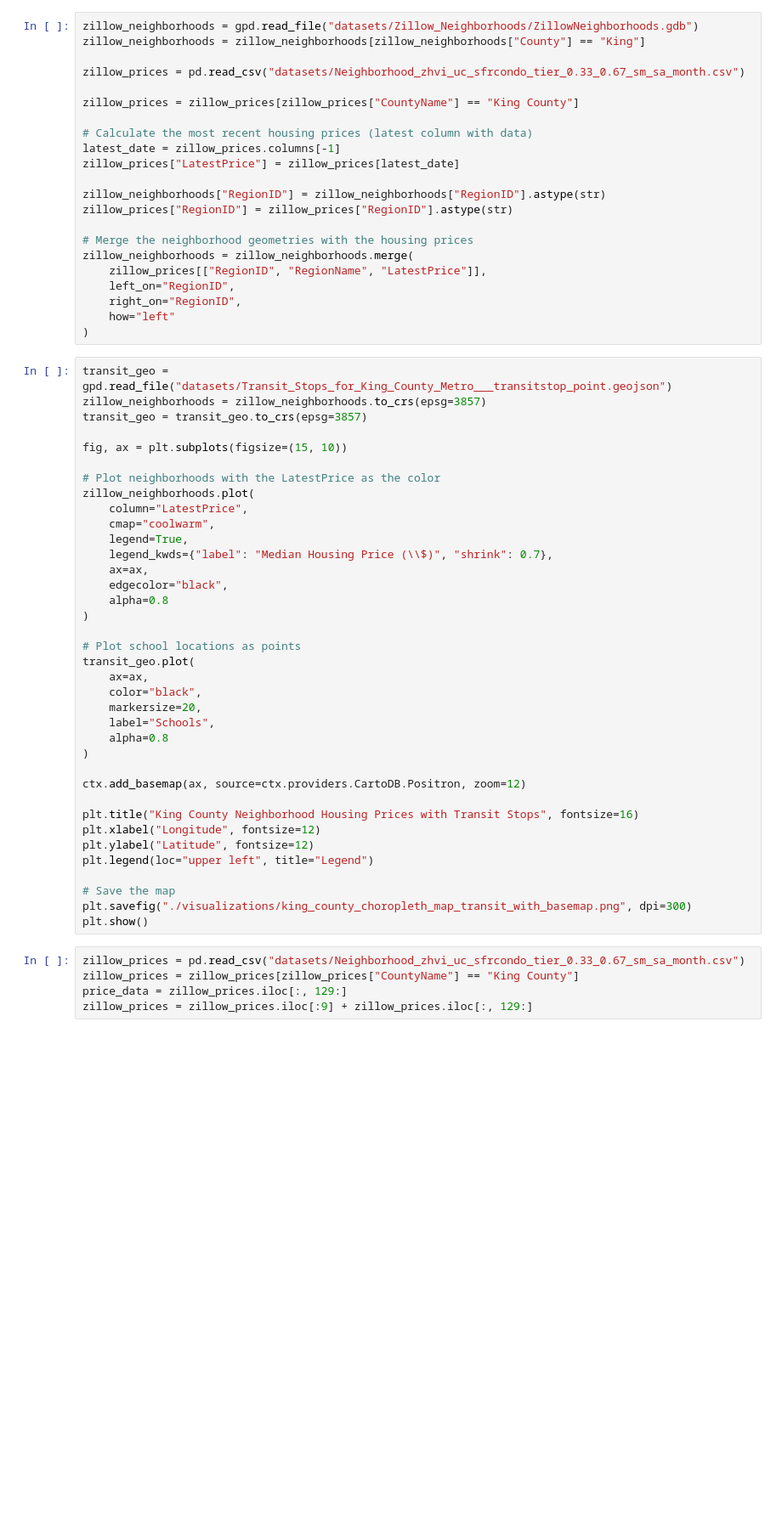
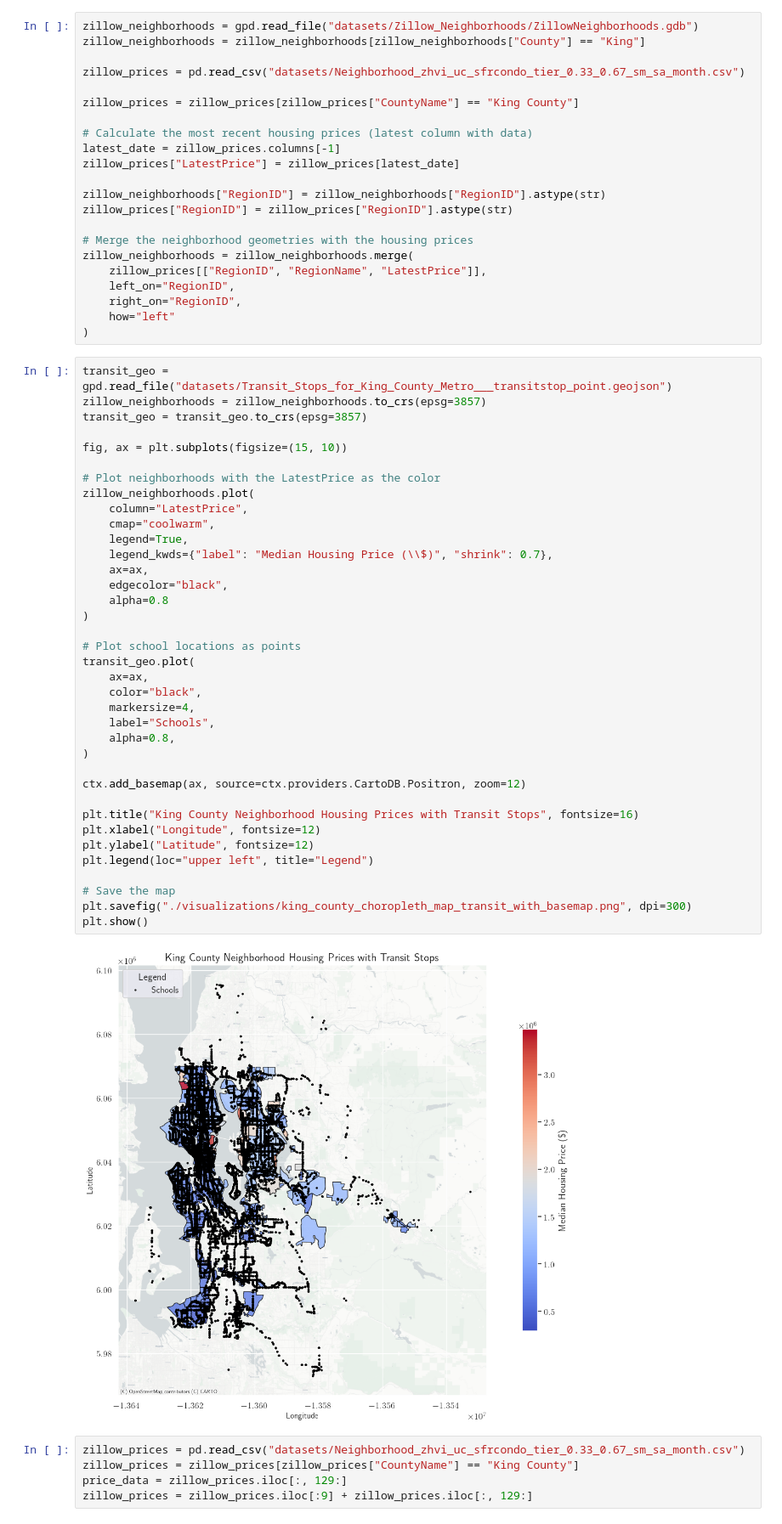
Before and after one commit to cparthiv/TSA-real-estate-analysis, a Jupyter notebook: draft.ipynb, the cells around one changed output. Shown at 85% size. Saved outputs shown, nothing was run; the diff lists cells and outputs as text; blank space fills up the shorter version.

```diff
--- a/draft.ipynb
+++ b/draft.ipynb
@@ -422,35 +422,37 @@ transit_geo = transit_geo.to_crs(epsg=3857)
 fig, ax = plt.subplots(figsize=(15, 10))
 
 # Plot neighborhoods with the LatestPrice as the color
 zillow_neighborhoods.plot(
     column="LatestPrice",
     cmap="coolwarm",
     legend=True,
     legend_kwds={"label": "Median Housing Price (\\$)", "shrink": 0.7},
     ax=ax,
     edgecolor="black",
     alpha=0.8
 )
 
 # Plot school locations as points
 transit_geo.plot(
     ax=ax,
     color="black",
-    markersize=20,
+    markersize=4,
     label="Schools",
-    alpha=0.8
+    alpha=0.8,
 )
 
 ctx.add_basemap(ax, source=ctx.providers.CartoDB.Positron, zoom=12)
 
 plt.title("King County Neighborhood Housing Prices with Transit Stops", fontsize=16)
 plt.xlabel("Longitude", fontsize=12)
 plt.ylabel("Latitude", fontsize=12)
 plt.legend(loc="upper left", title="Legend")
 
 # Save the map
 plt.savefig("./visualizations/king_county_choropleth_map_transit_with_basemap.png", dpi=300)
 plt.show()
+# %% [output]
+[figure, added]
 # %%
 zillow_prices = pd.read_csv("datasets/Neighborhood_zhvi_uc_sfrcondo_tier_0.33_0.67_sm_sa_month.csv")
 zillow_prices = zillow_prices[zillow_prices["CountyName"] == "King County"]
```
